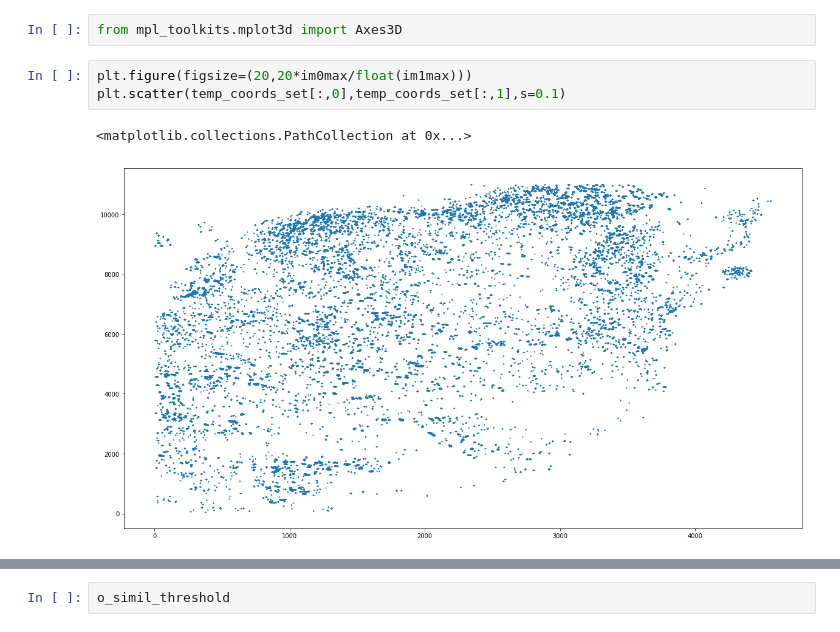
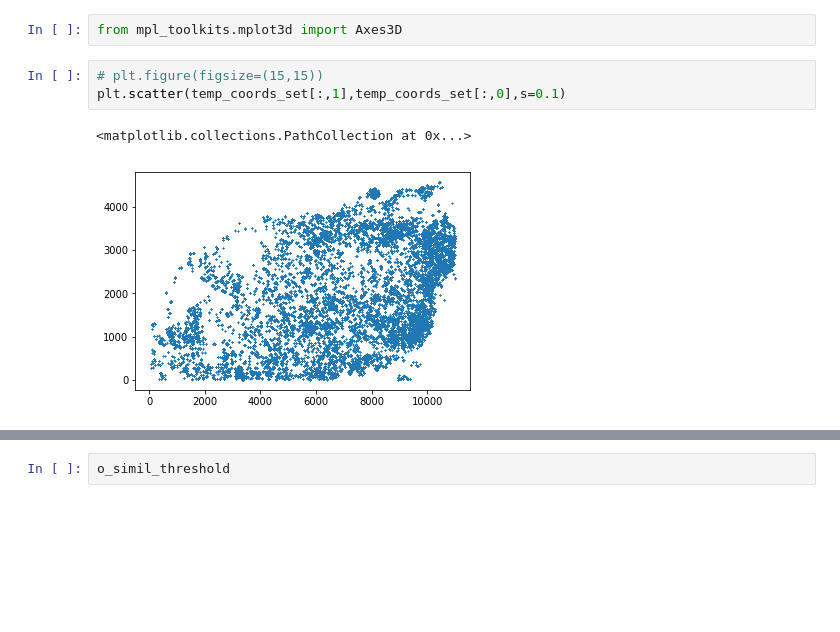
Before and after one commit to xiangjiph/MouseBrainAtlas, a Jupyter notebook: XJ/blob_detection_multiple_sections.ipynb, the cells around one changed output, grey strips where cells are left out. Saved outputs shown, nothing was run; the diff lists cells and outputs as text; blank space fills up the shorter version.

```diff
--- a/XJ/blob_detection_multiple_sections.ipynb
+++ b/XJ/blob_detection_multiple_sections.ipynb
@@ -426,9 +391,9 @@ temp_color = np.row_stack(tuple(temp_color))
 # %%
 from mpl_toolkits.mplot3d import Axes3D
 # %%
-plt.figure(figsize=(20,20*im0max/float(im1max)))
-plt.scatter(temp_coords_set[:,0],temp_coords_set[:,1],s=0.1)
+# plt.figure(figsize=(15,15))
+plt.scatter(temp_coords_set[:,1],temp_coords_set[:,0],s=0.1)
 # %% [output]
 <matplotlib.collections.PathCollection at 0x...>
-[figure, old version]
+[figure, new version]
 # %%
```
Also changed, not shown: parts of 5 cells of this notebook.
